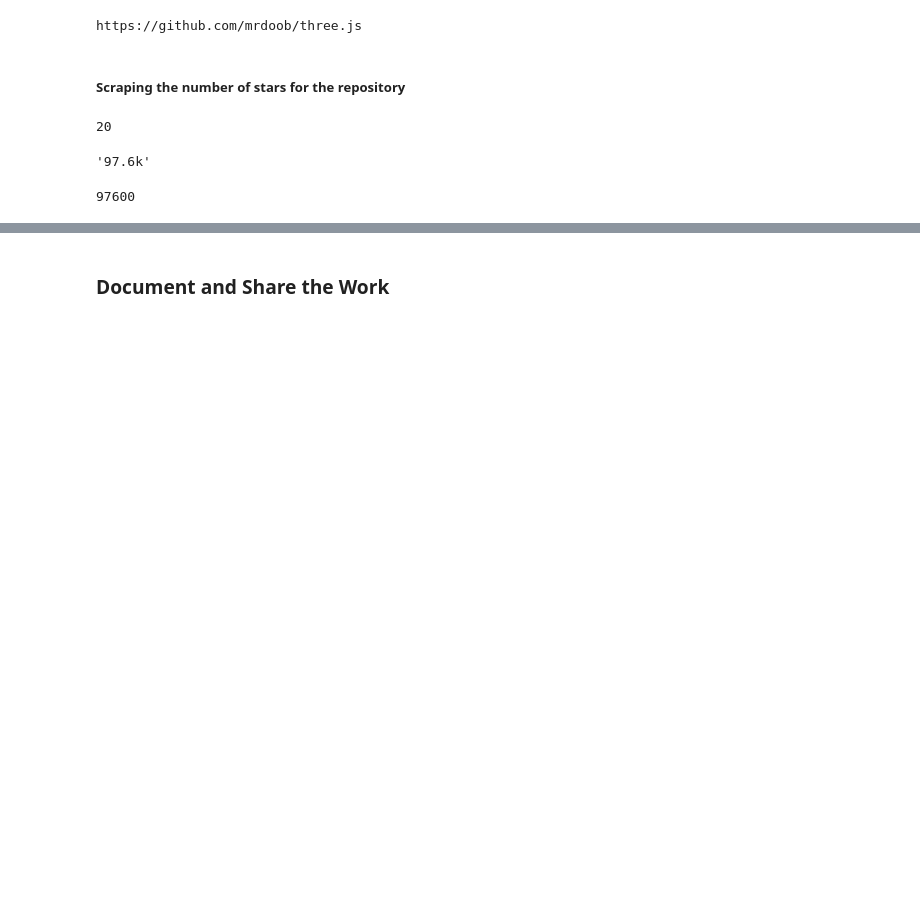
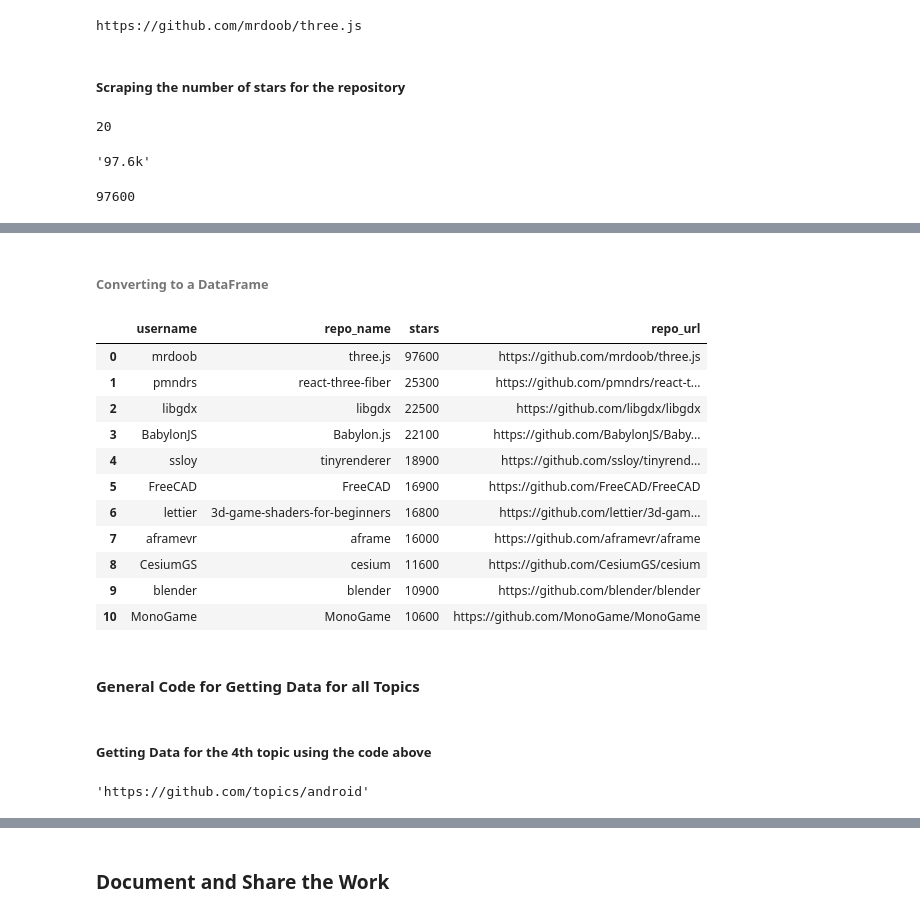
Before and after one commit to EdwinKingori/github_topics_scraping, a Jupyter notebook: github_topics_scraping.ipynb, the cells around one changed output, grey strips where cells are left out. Saved outputs shown, nothing was run; the diff lists cells and outputs as text; code cells hidden in the pictures; blank space fills up the shorter version.

```diff
--- a/github_topics_scraping.ipynb
+++ b/github_topics_scraping.ipynb
@@ -419,0 +395,20 @@ topic_repos_df
+# %% [markdown]
+###### Converting to a DataFrame
+# %%
+topic_repos_df = pd.DataFrame(topic_repos_dict)
+topic_repos_df.head(11)
+# %% [output]
+|  | username | repo_name | stars | repo_url |
+| 0 | mrdoob | three.js | 97600 | https://github.com/mrdoob/three.js |
+| 1 | pmndrs | react-three-fiber | 25300 | https://github.com/pmndrs/react-t... |
+| 2 | libgdx | libgdx | 22500 | https://github.com/libgdx/libgdx |
+| 3 | BabylonJS | Babylon.js | 22100 | https://github.com/BabylonJS/Baby... |
+| 4 | ssloy | tinyrenderer | 18900 | https://github.com/ssloy/tinyrend... |
+| 5 | FreeCAD | FreeCAD | 16900 | https://github.com/FreeCAD/FreeCAD |
+| 6 | lettier | 3d-game-shaders-for-beginners | 16800 | https://github.com/lettier/3d-gam... |
+| 7 | aframevr | aframe | 16000 | https://github.com/aframevr/aframe |
+| 8 | CesiumGS | cesium | 11600 | https://github.com/CesiumGS/cesium |
+| 9 | blender | blender | 10900 | https://github.com/blender/blender |
+| 10 | MonoGame | MonoGame | 10600 | https://github.com/MonoGame/MonoGame |
+# %% [markdown]
+#### General Code for Getting Data for all Topics
@@ -419,0 +460,2 @@ topic_repos_df
+# %% [markdown]
+##### Getting Data for the 4th topic using the code above
@@ -419,0 +464,4 @@ topic_repos_df
+# %%
+url4
+# %% [output]
+'https://github.com/topics/android'
```
Also changed, not shown: parts of 24 cells of this notebook.
